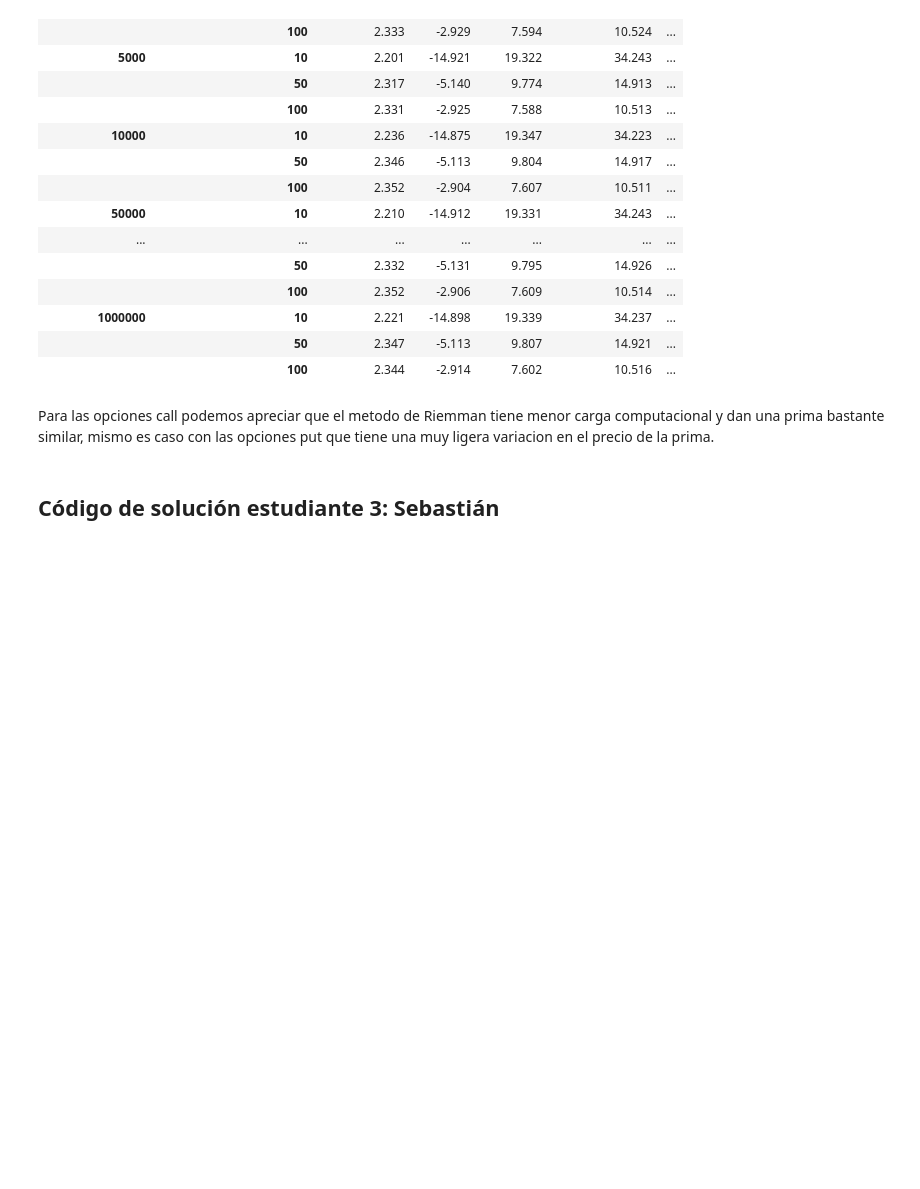
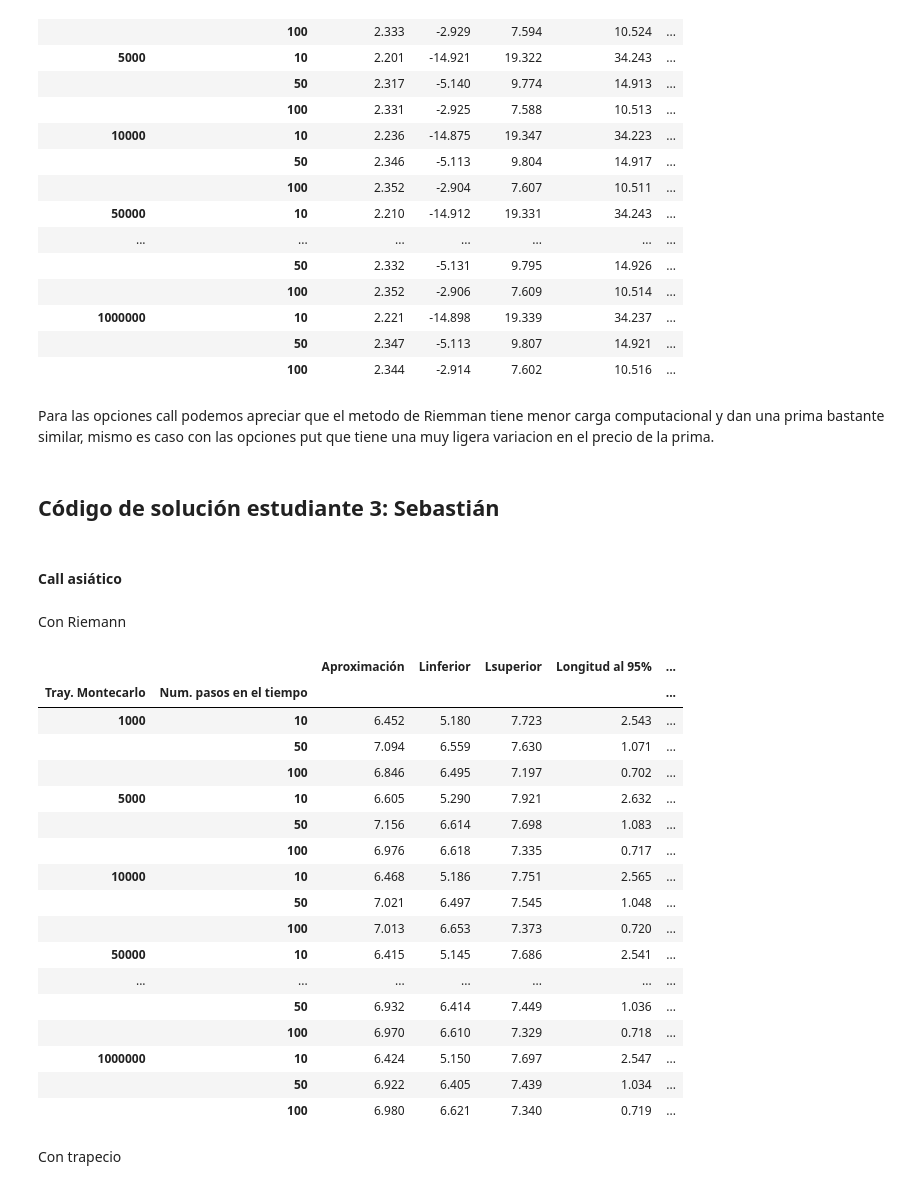
Before and after one commit to SebasGlez2000/Tarea9_TBell_JAContreras, a Jupyter notebook: Tarea9_TBell_JAContreras_SGonzalez.ipynb, the cells around one changed output. Drawn from its saved outputs; the diff is of its cells as text; code cells hidden in the pictures; blank space fills up the shorter version.

```diff
--- a/Tarea9_TBell_JAContreras_SGonzalez.ipynb
+++ b/Tarea9_TBell_JAContreras_SGonzalez.ipynb
@@ -340,0 +497,62 @@ Para las opciones call podemos apreciar que el metodo de Riemman tiene menor car
+# %%
+# Valores de opción
+S0 = 100
+K = 100
+r = 0.10
+sigma = 0.20
+T = 1
+
+N_traj = [1000] * 3 + [5000] * 3 + [10000] * 3 + [50000] * 3 + [100000] * 3 + [500000] * 3 +  [1000000] * 3
+N_step = [10, 50, 100] * len(set(N_traj))
+index = [N_traj, N_step]
+# %% [markdown]
+#### Call asiático
+# %% [markdown]
+Con Riemann
+# %%
+N_traj_sim = [1000, 5000, 10000, 50000, 100000, 500000, 1000000]
+N_step_sim = [10, 50, 100]
+sim_riemann_call = [[Riemann_approach(K, r, S0, j, i, sigma, T, 'Call', 0.95) for i in N_step_sim] for j in N_traj_sim]
+# %%
+def get_matrix_values(simulation_vector):
+
+    # Definimos las trayectorias, particularmente será para 7.
+    Tray_1 = ([np.array(simulation_vector[i]) for i in range(len(simulation_vector))][0])
+    Tray_2 = ([np.array(simulation_vector[i]) for i in range(len(simulation_vector))][1])
+    Tray_3 = ([np.array(simulation_vector[i]) for i in range(len(simulation_vector))][2])
+    Tray_4 = ([np.array(simulation_vector[i]) for i in range(len(simulation_vector))][3])
+    Tray_5 = ([np.array(simulation_vector[i]) for i in range(len(simulation_vector))][4])
+    Tray_6 = ([np.array(simulation_vector[i]) for i in range(len(simulation_vector))][5])
+    Tray_7 = ([np.array(simulation_vector[i]) for i in range(len(simulation_vector))][6])
+
+    # Concatenamos los vectores y lo almacenamos en una matriz.
+    matrix = np.concatenate([Tray_1, Tray_2, Tray_3, Tray_4, Tray_5, Tray_6, Tray_7])
+
+    return matrix
+# %%
+data_call_riemann = pd.DataFrame(get_matrix_values(sim_riemann_call),
+                                 columns=['Aproximación', 'Linferior', 'Lsuperior', 'Longitud al 95%', 'Tiempo en segundos'],
+                                 index=pd.MultiIndex.from_arrays(index, names=('Tray. Montecarlo', 'Num. pasos en el tiempo')))
+pd.options.display.max_rows = None
+data_call_riemann
+# %% [output]
+|  |  | Aproximación | Linferior | Lsuperior | Longitud al 95% | ... |
+| Tray. Montecarlo | Num. pasos en el tiempo |  |  |  |  | ... |
+| 1000 | 10 | 6.452 | 5.180 | 7.723 | 2.543 | ... |
+|  | 50 | 7.094 | 6.559 | 7.630 | 1.071 | ... |
+|  | 100 | 6.846 | 6.495 | 7.197 | 0.702 | ... |
+| 5000 | 10 | 6.605 | 5.290 | 7.921 | 2.632 | ... |
+|  | 50 | 7.156 | 6.614 | 7.698 | 1.083 | ... |
+|  | 100 | 6.976 | 6.618 | 7.335 | 0.717 | ... |
+| 10000 | 10 | 6.468 | 5.186 | 7.751 | 2.565 | ... |
+|  | 50 | 7.021 | 6.497 | 7.545 | 1.048 | ... |
+|  | 100 | 7.013 | 6.653 | 7.373 | 0.720 | ... |
+| 50000 | 10 | 6.415 | 5.145 | 7.686 | 2.541 | ... |
+| ... | ... | ... | ... | ... | ... | ... |
+|  | 50 | 6.932 | 6.414 | 7.449 | 1.036 | ... |
+|  | 100 | 6.970 | 6.610 | 7.329 | 0.718 | ... |
+| 1000000 | 10 | 6.424 | 5.150 | 7.697 | 2.547 | ... |
+|  | 50 | 6.922 | 6.405 | 7.439 | 1.034 | ... |
+|  | 100 | 6.980 | 6.621 | 7.340 | 0.719 | ... |
+# %% [markdown]
+Con trapecio
```
Also changed, not shown: parts of 15 cells of this notebook.
